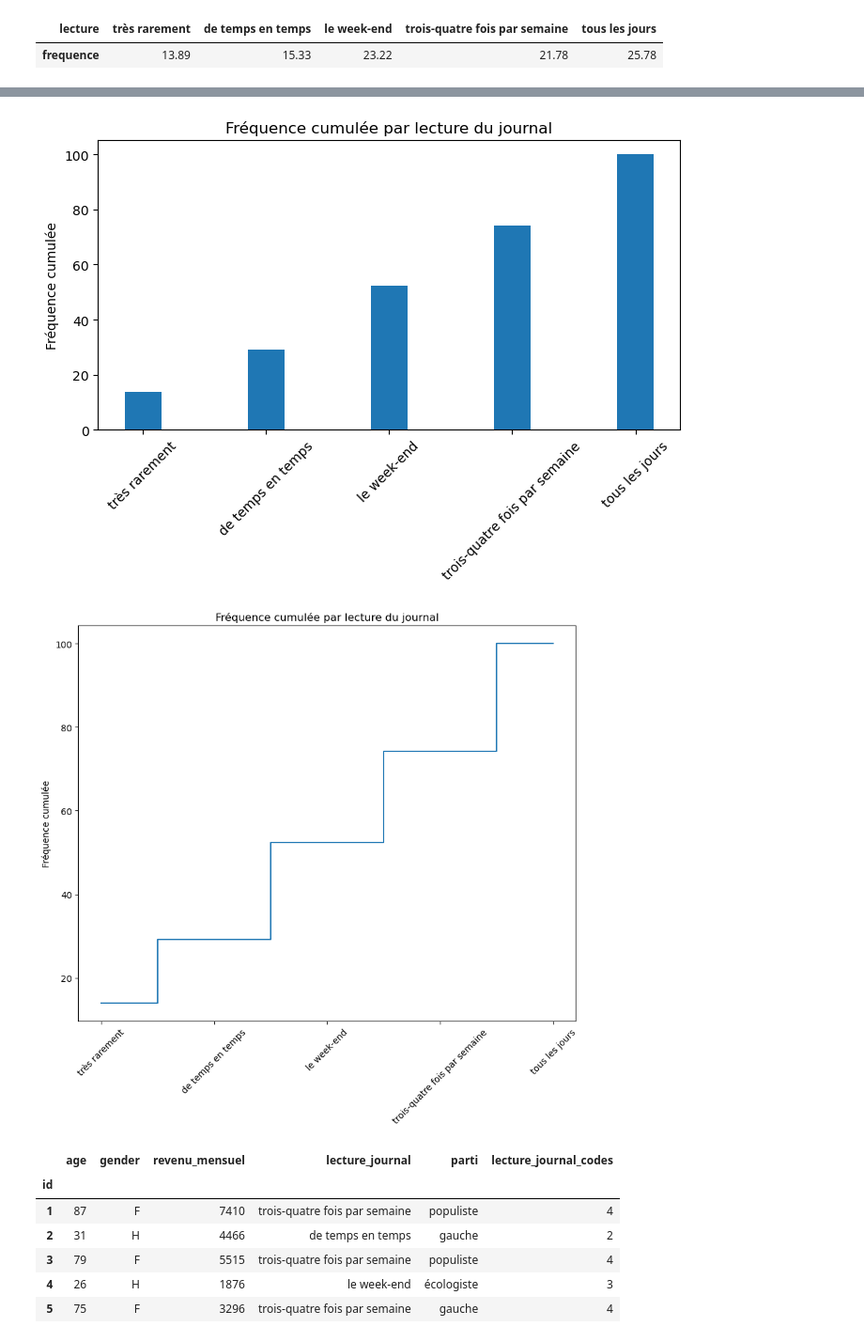
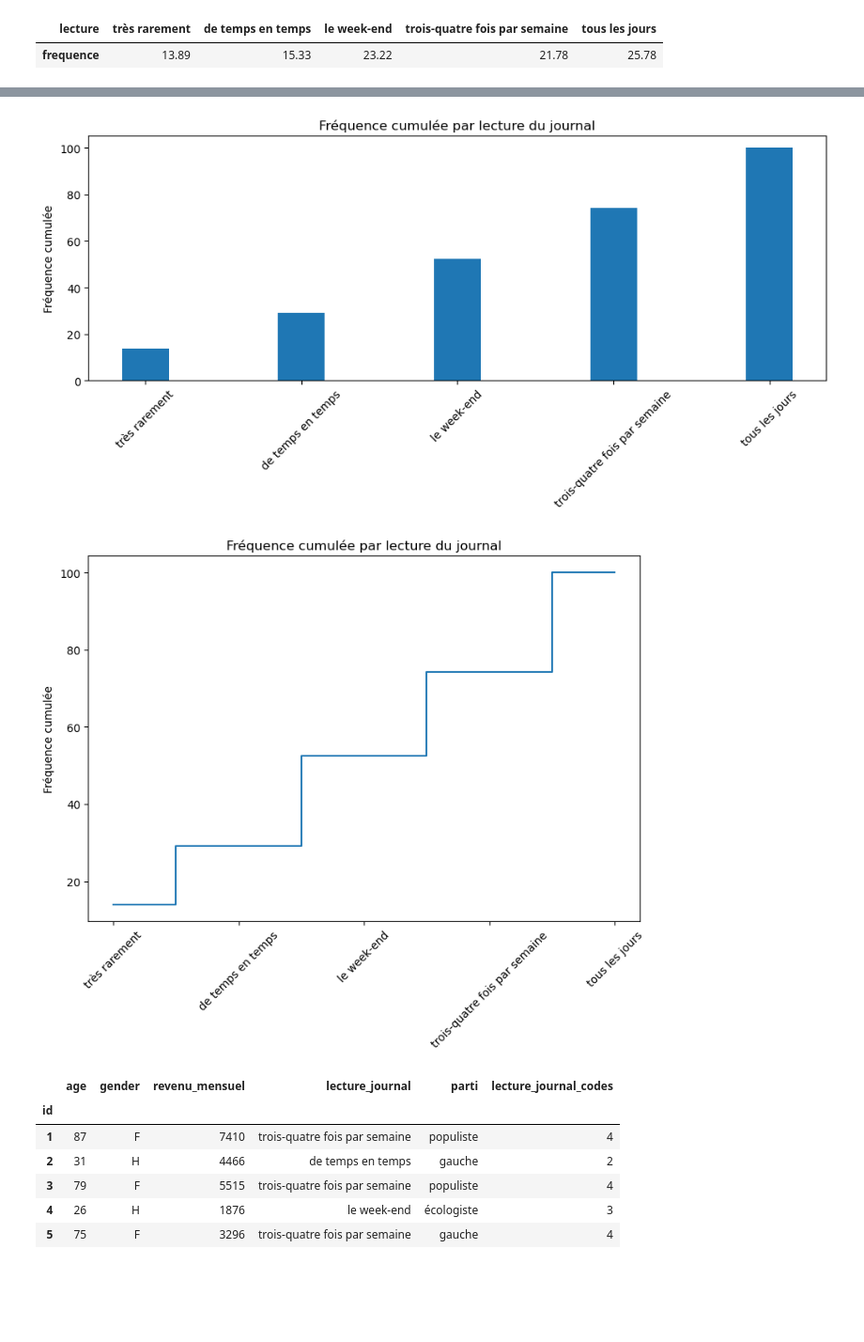
Before and after one commit to Sciences-historiques-numeriques/histoire_numerique_methodes, a Jupyter notebook: statistiques_descriptives/analyse_univariee_quali.ipynb, the cells around one changed output, grey strips where cells are left out. Shown at 94% size. Cells and saved outputs as stored; diff of their text form; code cells hidden in the pictures; blank space fills up the shorter version.

```diff
--- a/statistiques_descriptives/analyse_univariee_quali.ipynb
+++ b/statistiques_descriptives/analyse_univariee_quali.ipynb
@@ -290,26 +300,26 @@ fig = ljt.plot(kind='barh', stacked=True, figsize=(20,7), colormap='Blues', widt
 # %%
 # Distribution par lecture journal: fréquence cumulée
 
 objects = [l for l in sgb_lecture_journal.index]
 eff = [l for l in sgb_lecture_journal.values]
 
 
 objects = [l for l in df_lecture_journal['lecture']]
 eff = [l for l in df_lecture_journal['frequence_cumulee']]
 
 p1 = plt.bar(objects, eff, width=0.3)
 
 #plt.xticks(l5Years)
 plt.ylabel('Fréquence cumulée')
 plt.title('Fréquence cumulée par lecture du journal')
-plt.gcf().set_size_inches(8,4)
+plt.gcf().set_size_inches(12,4)
 #plt.gca().axes.get_xaxis().set_visible(False)
 # supported formats: eps, pdf, pgf, png, ps, raw, rgba, svg, svgz
 #plt.savefig('exported_pictures/effectifs_naissances_par_annee.png', dpi=100, bbox_inches = "tight") #pdf, svg
 plt.xticks(rotation=45)
 plt.show()
 # %% [output]
-[figure, old version]
+[figure, new version]
 # %%
 ### Distribution par lecture journal: fréquence cumulée
 # Diagramme par paliers plus lisible
@@ -325,13 +335,13 @@ p1 = plt.plot(objects, eff, drawstyle='steps-mid') # autre valeur: steps-post, s
 
 plt.ylabel('Fréquence cumulée')
 plt.title('Fréquence cumulée par lecture du journal')
-plt.gcf().set_size_inches(10, 8)
+plt.gcf().set_size_inches(9,6)
 # supported formats: eps, pdf, pgf, png, ps, raw, rgba, svg, svgz
 #plt.savefig('exported_pictures/effectifs_naissances_par_annee.png', dpi=100, bbox_inches = "tight") #pdf, svg
 plt.xticks(rotation=45)
 plt.show()
 # %% [output]
-[figure, old version]
+[figure, new version]
 # %%
 ###  https://pandas.pydata.org/pandas-docs/stable/reference/api/pandas.DataFrame.replace.html
 obs['lecture_journal_codes'] = obs['lecture_journal']\
```
Also changed, not shown: parts of 14 cells of this notebook.
